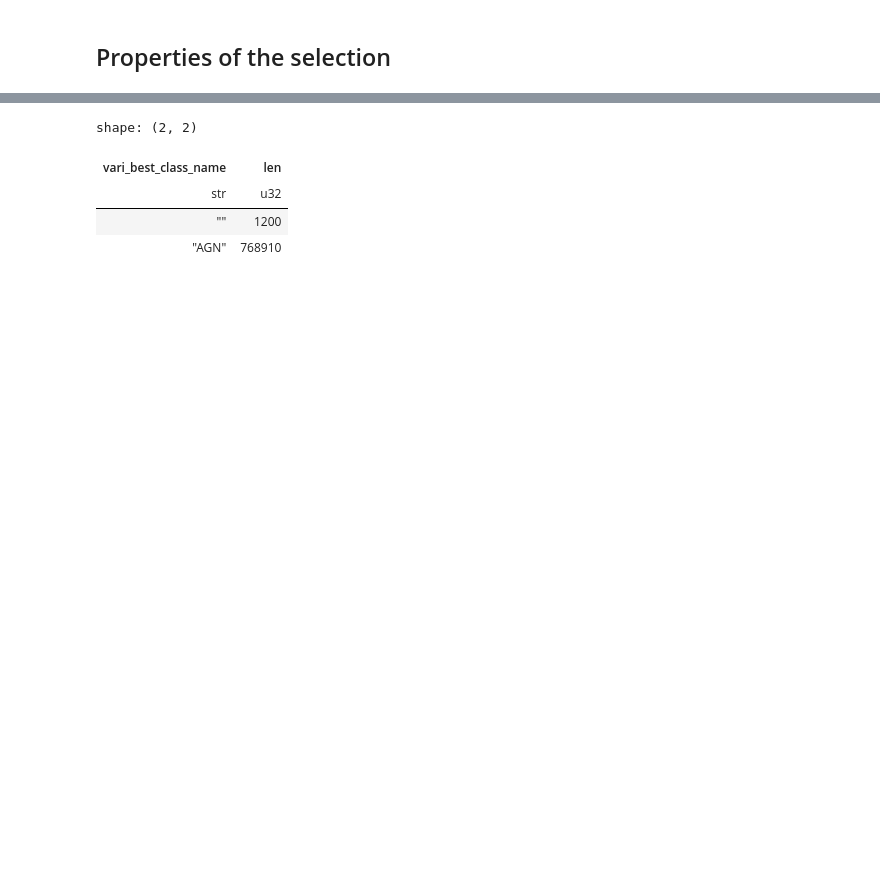
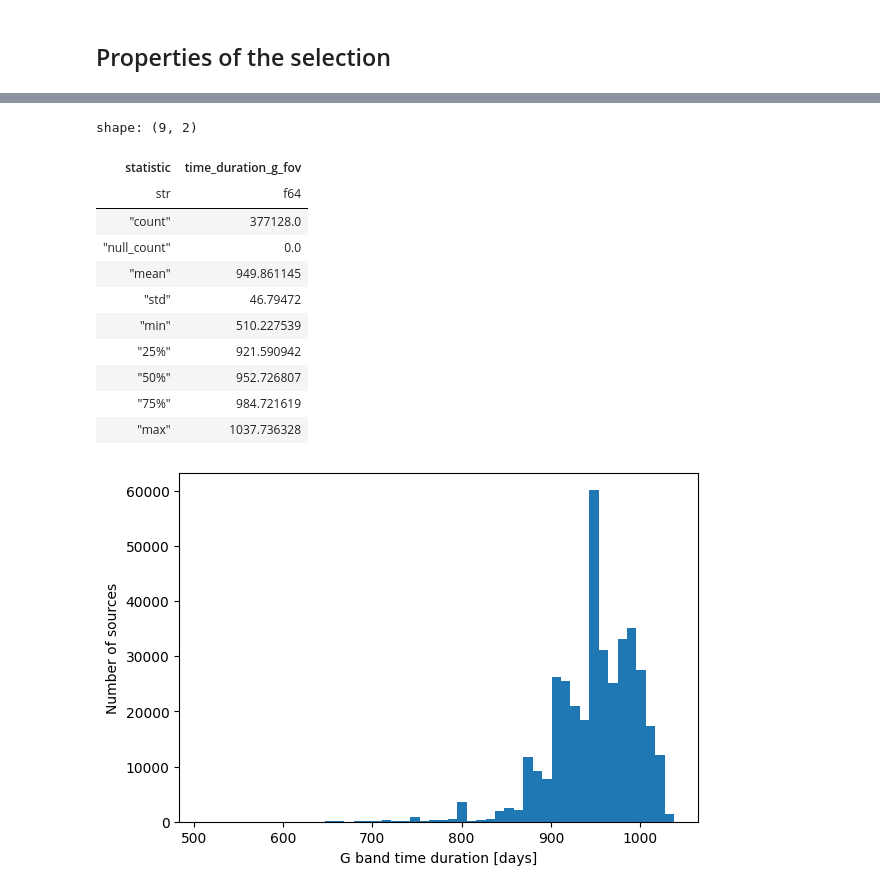
Before and after one commit to IvS-KULeuven/GASP, a Jupyter notebook: notebooks/gaia_qso_initial_selection.ipynb, the cells around one changed output, grey strips where cells are left out. Saved outputs shown, nothing was run; the diff lists cells and outputs as text; code cells hidden in the pictures; blank space fills up the shorter version.

```diff
--- a/notebooks/gaia_qso_initial_selection.ipynb
+++ b/notebooks/gaia_qso_initial_selection.ipynb
@@ -129,8 +152,21 @@ shape: (9, 2)
-# %%
-df_selection.group_by('vari_best_class_name').len()
-# %% [output]
-shape: (2, 2)
-| vari_best_class_name | len |
-| str | u32 |
-| "" | 1200 |
-| "AGN" | 768910 |
+# %%
+fig, ax = plt.subplots(figsize=(6, 4), constrained_layout=True)
+ax.hist(df_selection.select('time_duration_g_fov'), bins=50);
+ax.set_xlabel('G band time duration [days]')
+ax.set_ylabel('Number of sources')
+
+df_selection.select('time_duration_g_fov').describe()
+# %% [output]
+shape: (9, 2)
+| statistic | time_duration_g_fov |
+| str | f64 |
+| "count" | 377128.0 |
+| "null_count" | 0.0 |
+| "mean" | 949.861145 |
+| "std" | 46.79472 |
+| "min" | 510.227539 |
+| "25%" | 921.590942 |
+| "50%" | 952.726807 |
+| "75%" | 984.721619 |
+| "max" | 1037.736328 |
+[figure, added]
```
Also changed, not shown: parts of 13 cells of this notebook, 48 other files.
